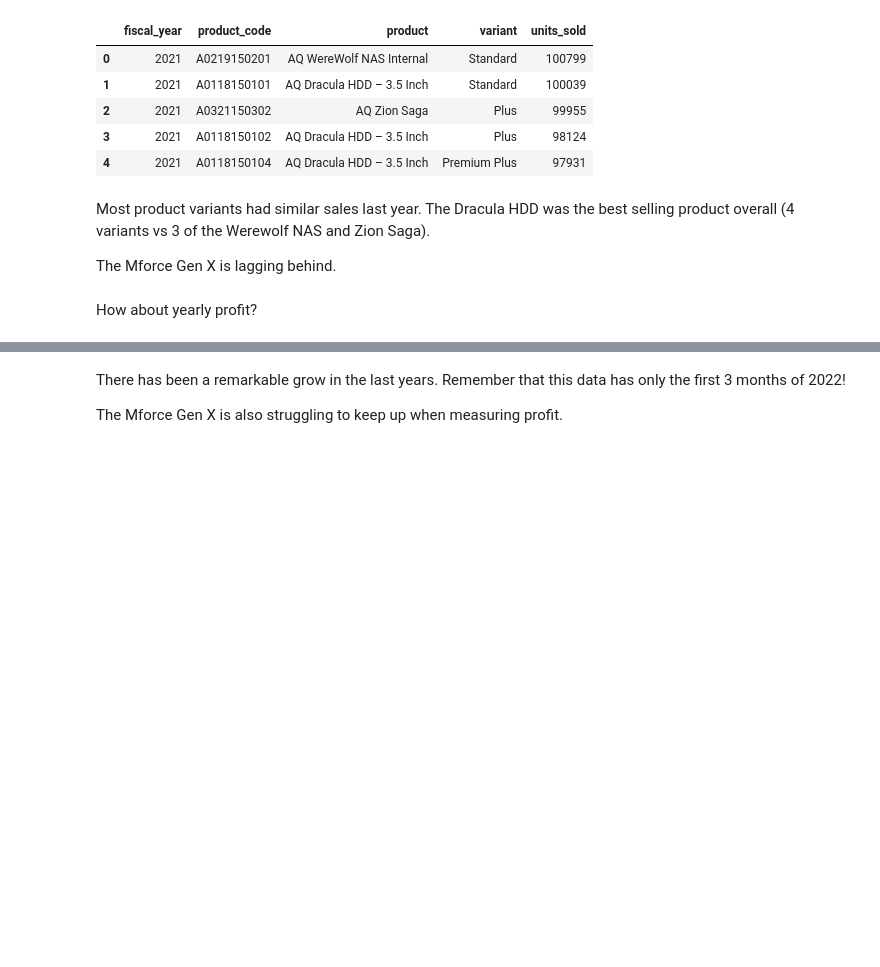
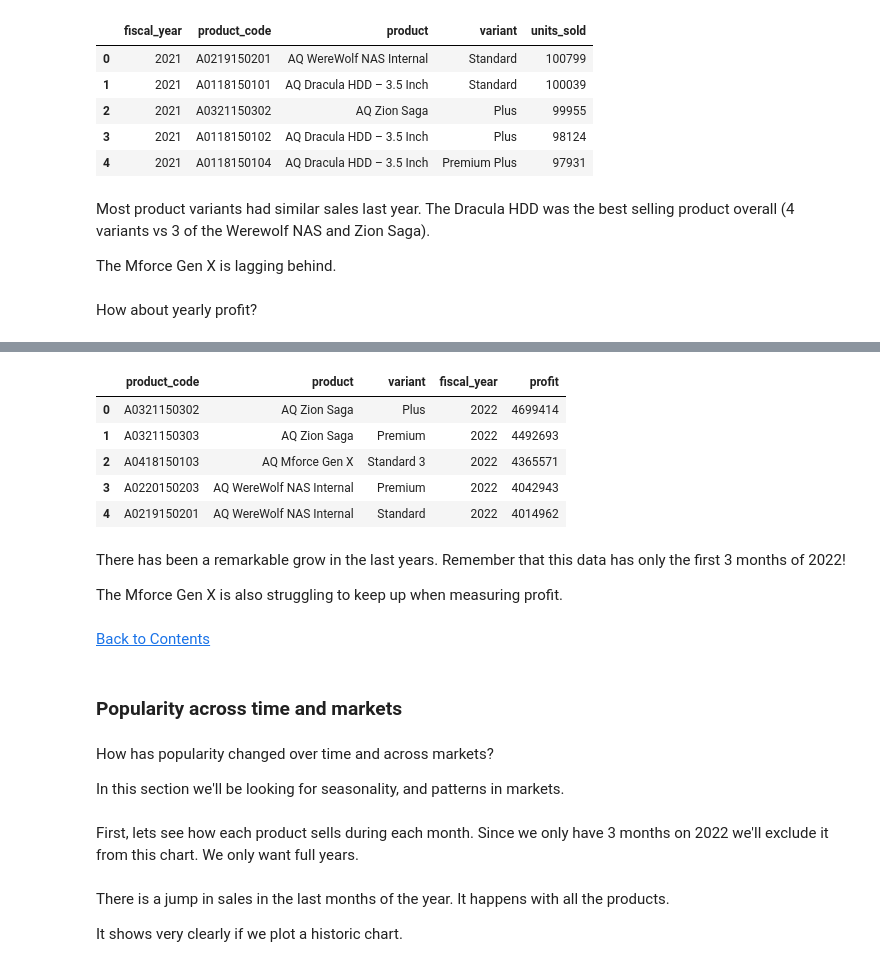
Before and after one commit to Silverscale/AtliQ_Products_Analysis, a Jupyter notebook: atliq_product_analysis.ipynb, the cells around one changed output, grey strips where cells are left out. Saved outputs shown, nothing was run; the diff lists cells and outputs as text; code cells hidden in the pictures; blank space fills up the shorter version.

Commit message:
Time popularity

```diff
--- a/atliq_product_analysis.ipynb
+++ b/atliq_product_analysis.ipynb
@@ -858,3 +856,23 @@ yearly_profit_df.head(5)
+# %%
+# Calculate the profit per year
+
+query = """
+SELECT dim_product.product_code, SUBSTR(product, 1, 25) as product, variant, profit_per_sale.fiscal_year, SUM(total_profit) AS profit
+FROM dim_product
+    JOIN profit_per_sale USING(product_code)
+GROUP BY profit_per_sale.product_code, profit_per_sale.fiscal_year
+ORDER BY profit DESC
+"""
+
+yearly_profit_df = pd.read_sql_query(query, con)
+yearly_profit_df.head(5)
+# %% [output]
+|  | product_code | product | variant | fiscal_year | profit |
+| 0 | A0321150302 | AQ Zion Saga | Plus | 2022 | 4699414 |
+| 1 | A0321150303 | AQ Zion Saga | Premium | 2022 | 4492693 |
+| 2 | A0418150103 | AQ Mforce Gen X | Standard 3 | 2022 | 4365571 |
+| 3 | A0220150203 | AQ WereWolf NAS Internal | Premium | 2022 | 4042943 |
+| 4 | A0219150201 | AQ WereWolf NAS Internal | Standard | 2022 | 4014962 |
 # %%
 # Create the stacked bar chart
 fig = px.bar(yearly_profit_df.sort_values(by='fiscal_year', ascending=True),
@@ -900,3 +918,13 @@ fig.show()
 There has been a remarkable grow in the last years. Remember that this data has only the first 3 months of 2022!
 
 The Mforce Gen X is also struggling to keep up when measuring profit.
+# %% [markdown]
+[Back to Contents](#contents)
+# %% [markdown]
+### Popularity across time and markets
+# %% [markdown]
+How has popularity changed over time and across markets?
+
+In this section we'll be looking for seasonality, and patterns in markets.
+# %% [markdown]
+First, lets see how each product sells during each month. Since we only have 3 months on 2022 we'll exclude it from this chart. We only want full years.
@@ -902,0 +978,4 @@ The Mforce Gen X is also struggling to keep up when measuring profit.
+# %% [markdown]
+There is a jump in sales in the last months of the year. It happens with all the products.
+
+It shows very clearly if we plot a historic chart.
```
Also changed, not shown: parts of 9 cells of this notebook.
